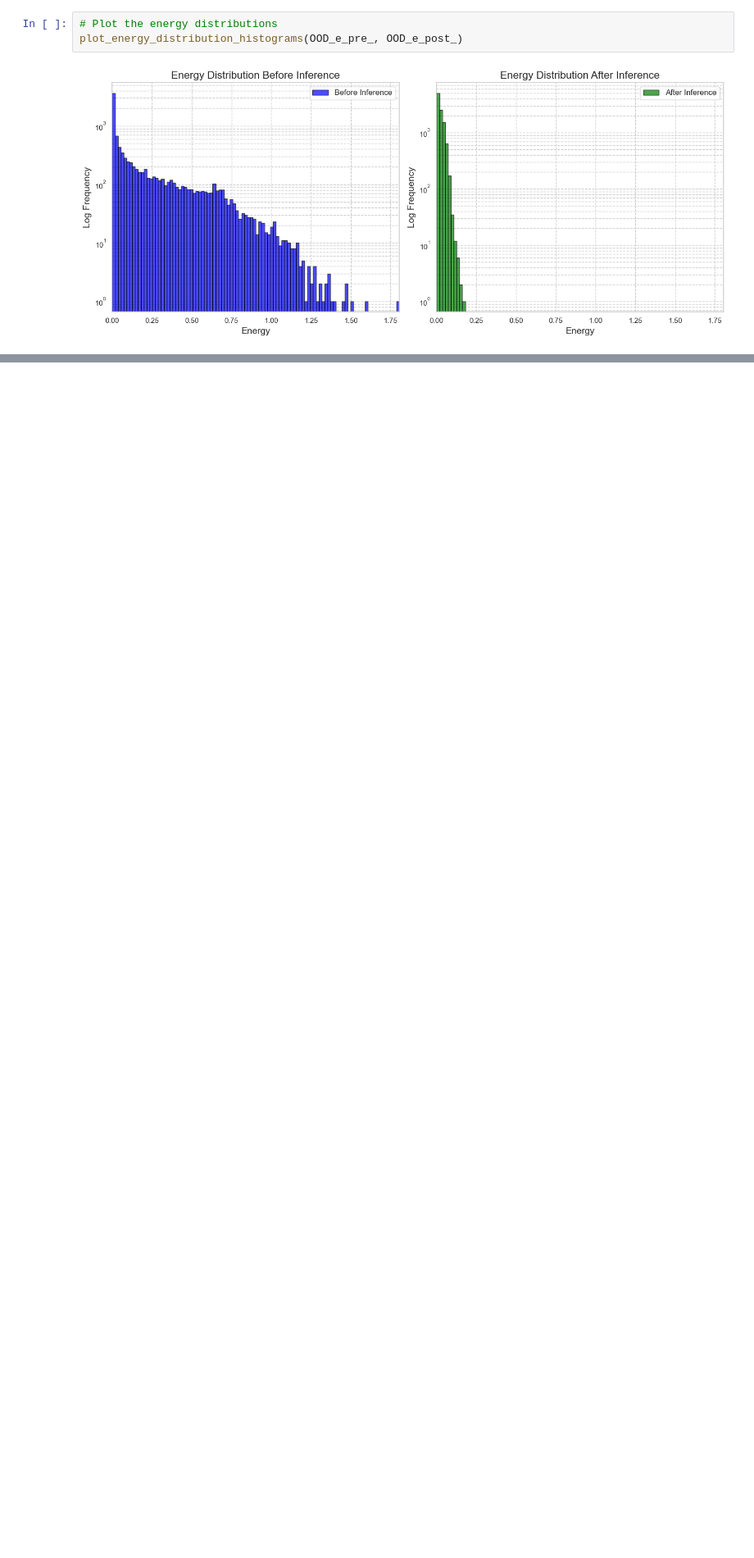
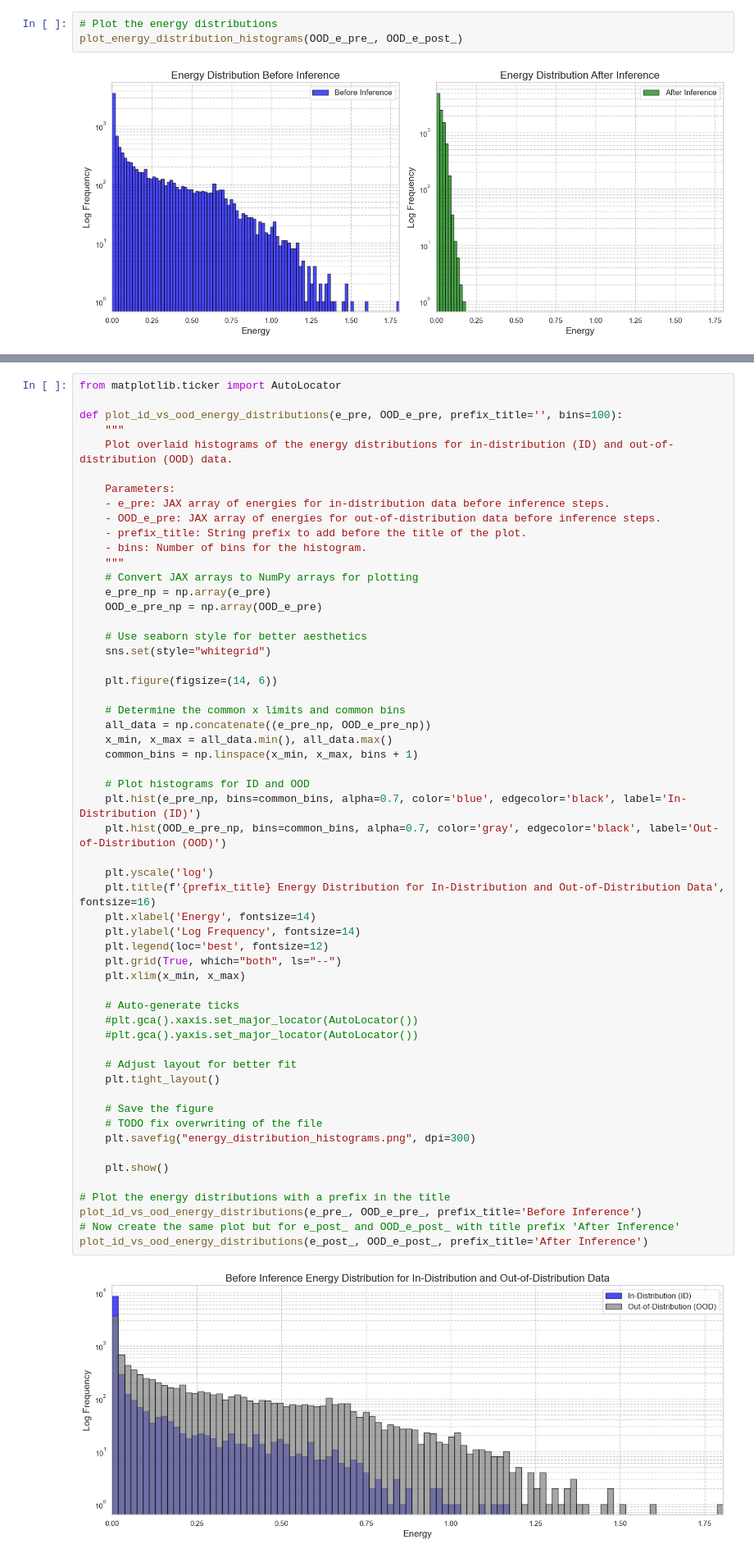
Before and after one commit to liukidar/pcx, a Jupyter notebook: examples/7_out_of_distribution_energy_analysis.ipynb, the cells around one changed output, grey strips where cells are left out. Shown at 82% size. Saved outputs shown, nothing was run; the diff lists cells and outputs as text; blank space fills up the shorter version.

Commit message:
finished ID vs OOD analysis and created all plots

```diff
--- a/examples/7_out_of_distribution_energy_analysis.ipynb
+++ b/examples/7_out_of_distribution_energy_analysis.ipynb
@@ -904,0 +905,58 @@ plot_energy_distribution_histograms(OOD_e_pre_, OOD_e_post_)
+# %%
+from matplotlib.ticker import AutoLocator
+
+def plot_id_vs_ood_energy_distributions(e_pre, OOD_e_pre, prefix_title='', bins=100):
+    """
+    Plot overlaid histograms of the energy distributions for in-distribution (ID) and out-of-distribution (OOD) data.
+
+    Parameters:
+    - e_pre: JAX array of energies for in-distribution data before inference steps.
+    - OOD_e_pre: JAX array of energies for out-of-distribution data before inference steps.
+    - prefix_title: String prefix to add before the title of the plot.
+    - bins: Number of bins for the histogram.
+    """
+    # Convert JAX arrays to NumPy arrays for plotting
+    e_pre_np = np.array(e_pre)
+    OOD_e_pre_np = np.array(OOD_e_pre)
+
+    # Use seaborn style for better aesthetics
+    sns.set(style="whitegrid")
+
+    plt.figure(figsize=(14, 6))
+
+    # Determine the common x limits and common bins
+    all_data = np.concatenate((e_pre_np, OOD_e_pre_np))
+    x_min, x_max = all_data.min(), all_data.max()
+    common_bins = np.linspace(x_min, x_max, bins + 1)
+
+    # Plot histograms for ID and OOD
+    plt.hist(e_pre_np, bins=common_bins, alpha=0.7, color='blue', edgecolor='black', label='In-Distribution (ID)')
+    plt.hist(OOD_e_pre_np, bins=common_bins, alpha=0.7, color='gray', edgecolor='black', label='Out-of-Distribution (OOD)')
+
+    plt.yscale('log')
+    plt.title(f'{prefix_title} Energy Distribution for In-Distribution and Out-of-Distribution Data', fontsize=16)
+    plt.xlabel('Energy', fontsize=14)
+    plt.ylabel('Log Frequency', fontsize=14)
+    plt.legend(loc='best', fontsize=12)
+    plt.grid(True, which="both", ls="--")
+    plt.xlim(x_min, x_max)
+
+    # Auto-generate ticks
+    #plt.gca().xaxis.set_major_locator(AutoLocator())
+    #plt.gca().yaxis.set_major_locator(AutoLocator())
+
+    # Adjust layout for better fit
+    plt.tight_layout()
+
+    # Save the figure
+    # TODO fix overwriting of the file
+    plt.savefig("energy_distribution_histograms.png", dpi=300)
+
+    plt.show()
+
+# Plot the energy distributions with a prefix in the title
+plot_id_vs_ood_energy_distributions(e_pre_, OOD_e_pre_, prefix_title='Before Inference')
+# Now create the same plot but for e_post_ and OOD_e_post_ with title prefix 'After Inference'
+plot_id_vs_ood_energy_distributions(e_post_, OOD_e_post_, prefix_title='After Inference')
+# %% [output]
+[figure, added]
```
Also changed, not shown: parts of 12 cells of this notebook, 1 other file.
